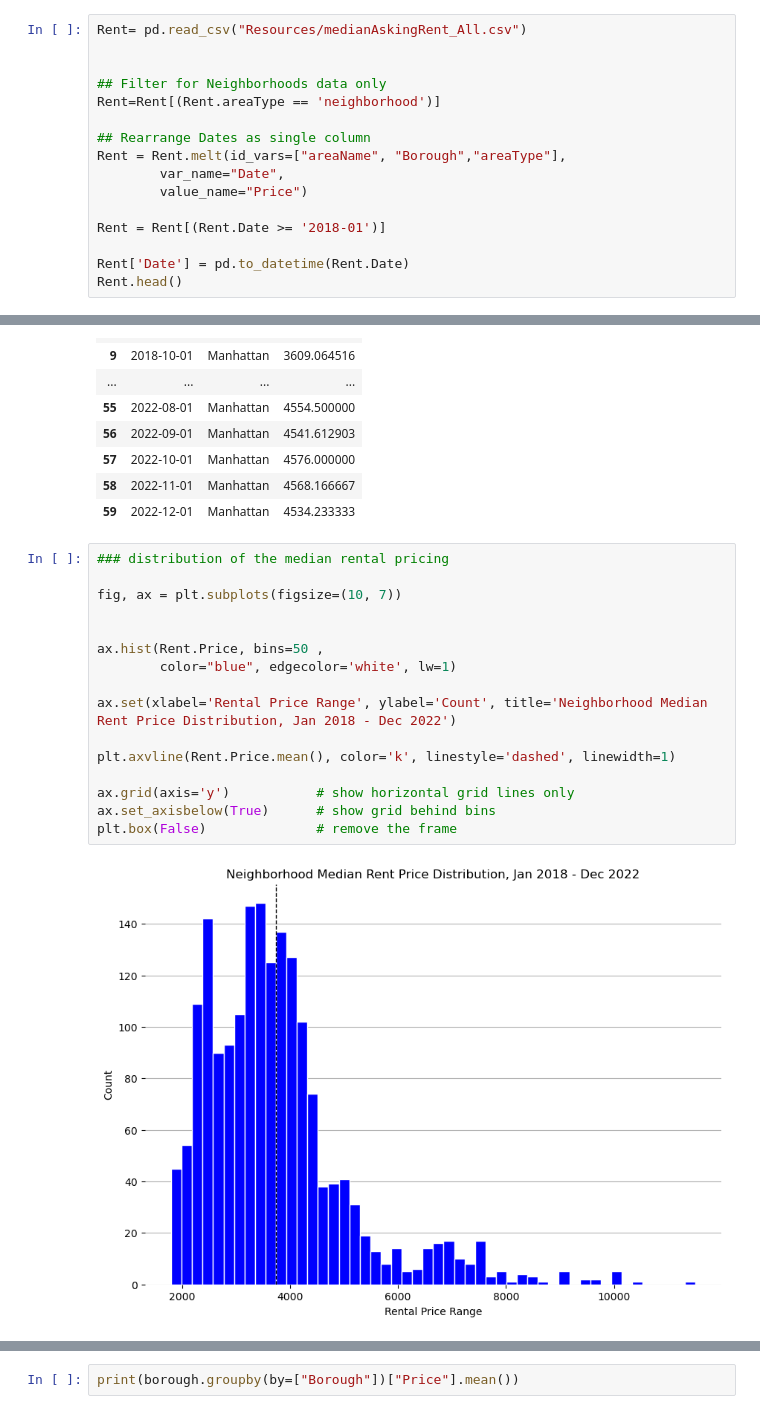
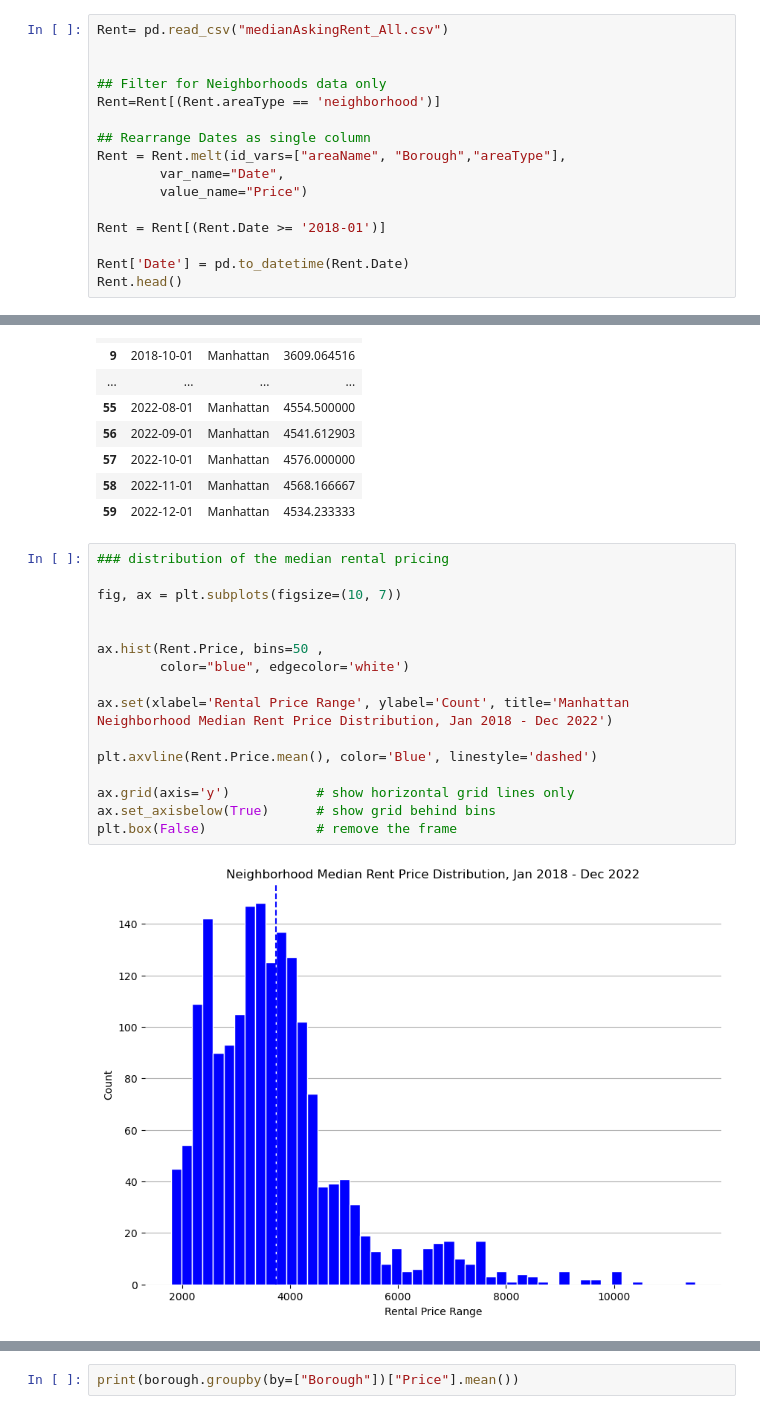
Before and after one commit to munozjon/NYC-Real-Estate-Trends, a Jupyter notebook: Rent_NY.ipynb, the cells around one changed output, grey strips where cells are left out. Cells and saved outputs as stored; diff of their text form.

Commit message:
Rental_Final

```diff
--- a/Rent_NY.ipynb
+++ b/Rent_NY.ipynb
@@ -12,5 +23,5 @@ import plotly.express as px
 # %%
-Rent= pd.read_csv("Resources/medianAskingRent_All.csv")
+Rent= pd.read_csv("medianAskingRent_All.csv")
 
 
 ## Filter for Neighborhoods data only
@@ -67,19 +78,19 @@ borough
 # %%
 ### distribution of the median rental pricing
 
 fig, ax = plt.subplots(figsize=(10, 7))
 
 
 ax.hist(Rent.Price, bins=50 ,
-        color="blue", edgecolor='white', lw=1)
+        color="blue", edgecolor='white')
 
-ax.set(xlabel='Rental Price Range', ylabel='Count', title='Neighborhood Median Rent Price Distribution, Jan 2018 - Dec 2022')
+ax.set(xlabel='Rental Price Range', ylabel='Count', title='Manhattan Neighborhood Median Rent Price Distribution, Jan 2018 - Dec 2022')
 
-plt.axvline(Rent.Price.mean(), color='k', linestyle='dashed', linewidth=1)
+plt.axvline(Rent.Price.mean(), color='Blue', linestyle='dashed')
 
 ax.grid(axis='y')           # show horizontal grid lines only
 ax.set_axisbelow(True)      # show grid behind bins
 plt.box(False)              # remove the frame
 # %% [output]
-[figure, old version]
+[figure, new version]
 # %%
```
Also changed, not shown: parts of 26 cells of this notebook.
